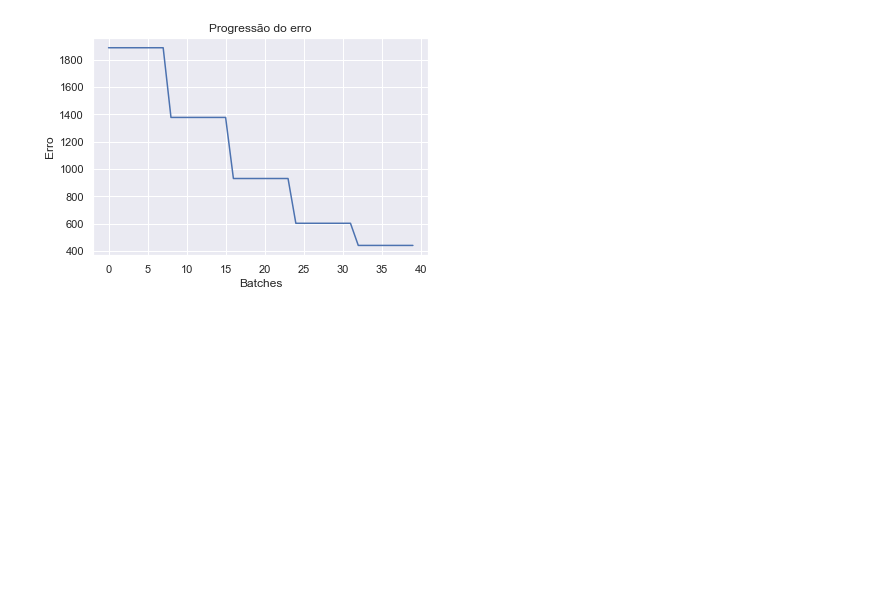
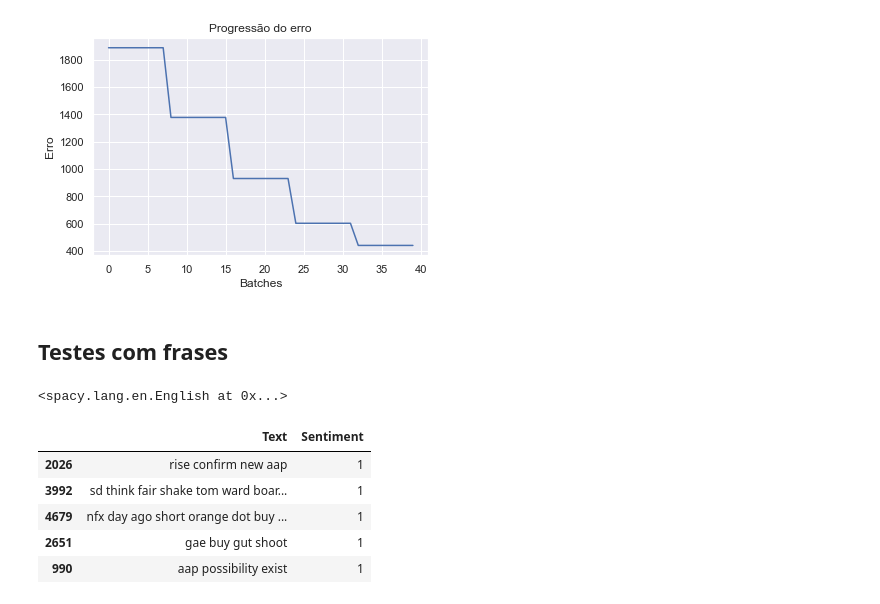
Before and after one commit to njuliacsouza/_IAExpert, a Jupyter notebook: 5. Python para Finanças - Análise de Dados e Machine Learning/Parte 2 - Machine Learning em Finanças/3. Análise de sentimentos em textos financeiros.ipynb, the cells around one changed output. Cells and saved outputs as stored; diff of their text form; code cells hidden in the pictures; blank space fills up the shorter version.

```diff
--- a/5. Python para Finanças - Análise de Dados e Machine Learning/Parte 2 - Machine Learning em Finanças/3. Análise de sentimentos em textos financeiros.ipynb
+++ b/5. Python para Finanças - Análise de Dados e Machine Learning/Parte 2 - Machine Learning em Finanças/3. Análise de sentimentos em textos financeiros.ipynb
@@ -361,0 +364,16 @@ plt.ylabel('Erro');
+# %% [markdown]
+## Testes com frases
+# %%
+modelo_carregado = spacy.load('modelo')
+modelo_carregado
+# %% [output]
+<spacy.lang.en.English at 0x...>
+# %%
+base_test.head()
+# %% [output]
+|  | Text | Sentiment |
+| 2026 | rise confirm new aap | 1 |
+| 3992 | sd think fair shake tom ward boar... | 1 |
+| 4679 | nfx day ago short orange dot buy ... | 1 |
+| 2651 | gae buy gut shoot | 1 |
+| 990 | aap possibility exist | 1 |
```
Also changed, not shown: parts of 1 cell of this notebook, 10 other files.
